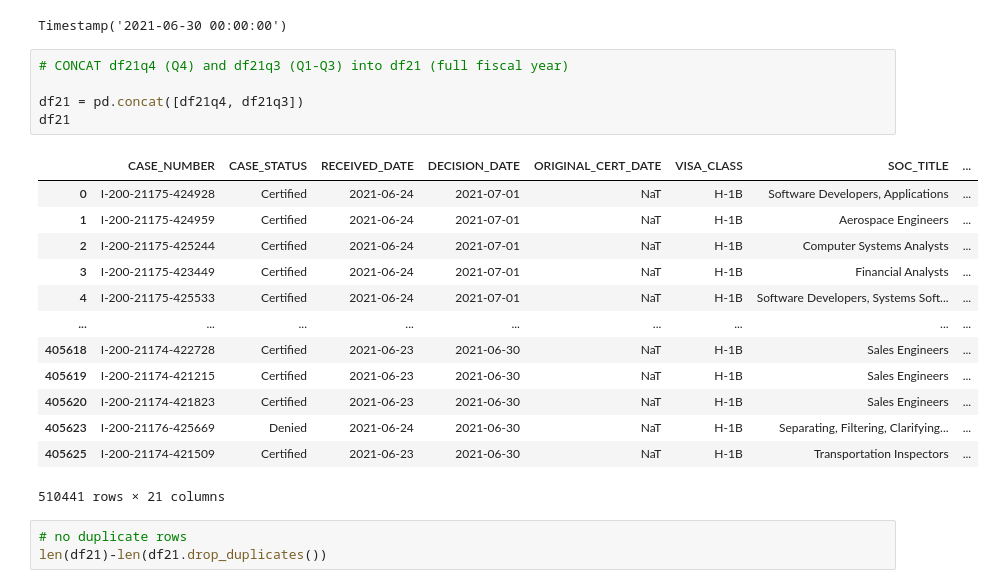
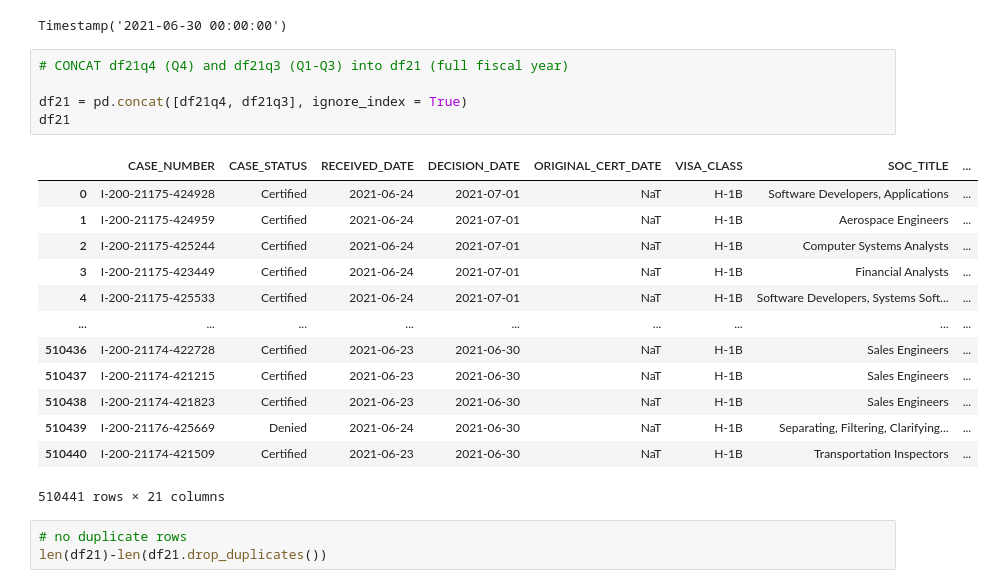
Before and after one commit to JohnBroberg/H1B_LCA, a Jupyter notebook: H1B_LCA.ipynb, the cells around one changed output. Saved outputs shown, nothing was run; the diff lists cells and outputs as text.

```diff
--- a/H1B_LCA.ipynb
+++ b/H1B_LCA.ipynb
@@ -168,21 +189,21 @@ Timestamp('2021-06-30 00:00:00')
 # %%
 # CONCAT df21q4 (Q4) and df21q3 (Q1-Q3) into df21 (full fiscal year)
 
-df21 = pd.concat([df21q4, df21q3])
+df21 = pd.concat([df21q4, df21q3], ignore_index = True)
 df21
 # %% [output]
 |  | CASE_NUMBER | CASE_STATUS | RECEIVED_DATE | DECISION_DATE | ORIGINAL_CERT_DATE | VISA_CLASS | SOC_TITLE | ... |
 | 0 | I-200-21175-424928 | Certified | 2021-06-24 | 2021-07-01 | NaT | H-1B | Software Developers, Applications | ... |
 | 1 | I-200-21175-424959 | Certified | 2021-06-24 | 2021-07-01 | NaT | H-1B | Aerospace Engineers | ... |
 | 2 | I-200-21175-425244 | Certified | 2021-06-24 | 2021-07-01 | NaT | H-1B | Computer Systems Analysts | ... |
 | 3 | I-200-21175-423449 | Certified | 2021-06-24 | 2021-07-01 | NaT | H-1B | Financial Analysts | ... |
 | 4 | I-200-21175-425533 | Certified | 2021-06-24 | 2021-07-01 | NaT | H-1B | Software Developers, Systems Soft... | ... |
 | ... | ... | ... | ... | ... | ... | ... | ... | ... |
-| 405618 | I-200-21174-422728 | Certified | 2021-06-23 | 2021-06-30 | NaT | H-1B | Sales Engineers | ... |
-| 405619 | I-200-21174-421215 | Certified | 2021-06-23 | 2021-06-30 | NaT | H-1B | Sales Engineers | ... |
-| 405620 | I-200-21174-421823 | Certified | 2021-06-23 | 2021-06-30 | NaT | H-1B | Sales Engineers | ... |
-| 405623 | I-200-21176-425669 | Denied | 2021-06-24 | 2021-06-30 | NaT | H-1B | Separating, Filtering, Clarifying... | ... |
-| 405625 | I-200-21174-421509 | Certified | 2021-06-23 | 2021-06-30 | NaT | H-1B | Transportation Inspectors | ... |
+| 510436 | I-200-21174-422728 | Certified | 2021-06-23 | 2021-06-30 | NaT | H-1B | Sales Engineers | ... |
+| 510437 | I-200-21174-421215 | Certified | 2021-06-23 | 2021-06-30 | NaT | H-1B | Sales Engineers | ... |
+| 510438 | I-200-21174-421823 | Certified | 2021-06-23 | 2021-06-30 | NaT | H-1B | Sales Engineers | ... |
+| 510439 | I-200-21176-425669 | Denied | 2021-06-24 | 2021-06-30 | NaT | H-1B | Separating, Filtering, Clarifying... | ... |
+| 510440 | I-200-21174-421509 | Certified | 2021-06-23 | 2021-06-30 | NaT | H-1B | Transportation Inspectors | ... |
 510441 rows × 21 columns
 # %%
 # no duplicate rows
```
Also changed, not shown: parts of 12 cells of this notebook, 2 other files.
